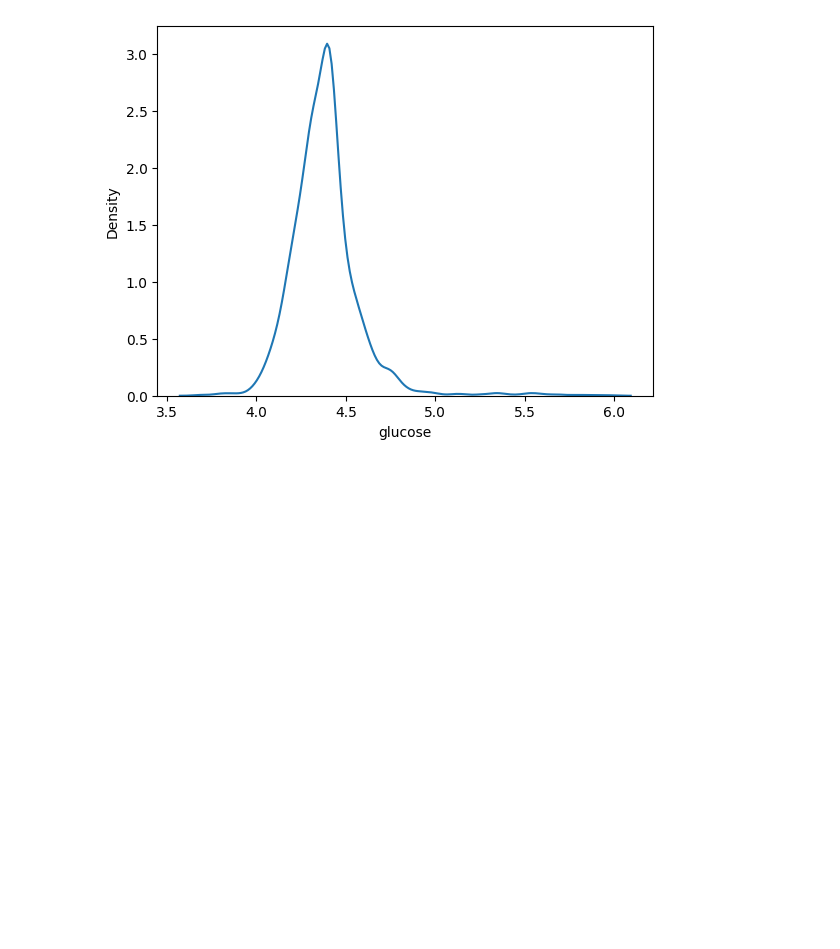
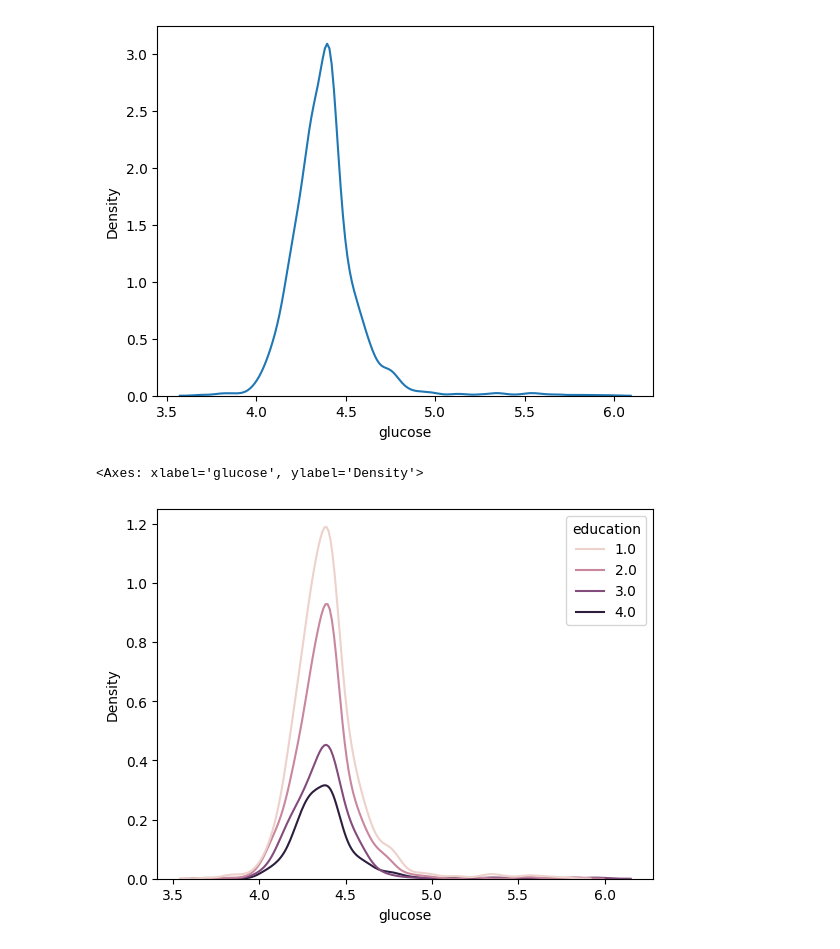
Before and after one commit to phf5kw/EDA, a Jupyter notebook: CHD_Cleaning_Cat.ipynb, the cells around one changed output. Drawn from its saved outputs; the diff is of its cells as text; code cells hidden in the pictures; blank space fills up the shorter version.

```diff
--- a/CHD_Cleaning_Cat.ipynb
+++ b/CHD_Cleaning_Cat.ipynb
@@ -220,6 +220,11 @@ sns.kdeplot(x=np.log(df['glucose'])) # log version to see
 # %% [output]
 <Axes: xlabel='glucose', ylabel='Density'>
 [figure]
+# %%
+sns.kdeplot(x=np.log(df['glucose']),hue=df['education']) # log version to see
+# %% [output]
+<Axes: xlabel='glucose', ylabel='Density'>
+[figure, added]
 # %%
 df.cov()
 # %% [output]
```
Also changed, not shown: parts of 6 cells of this notebook.
